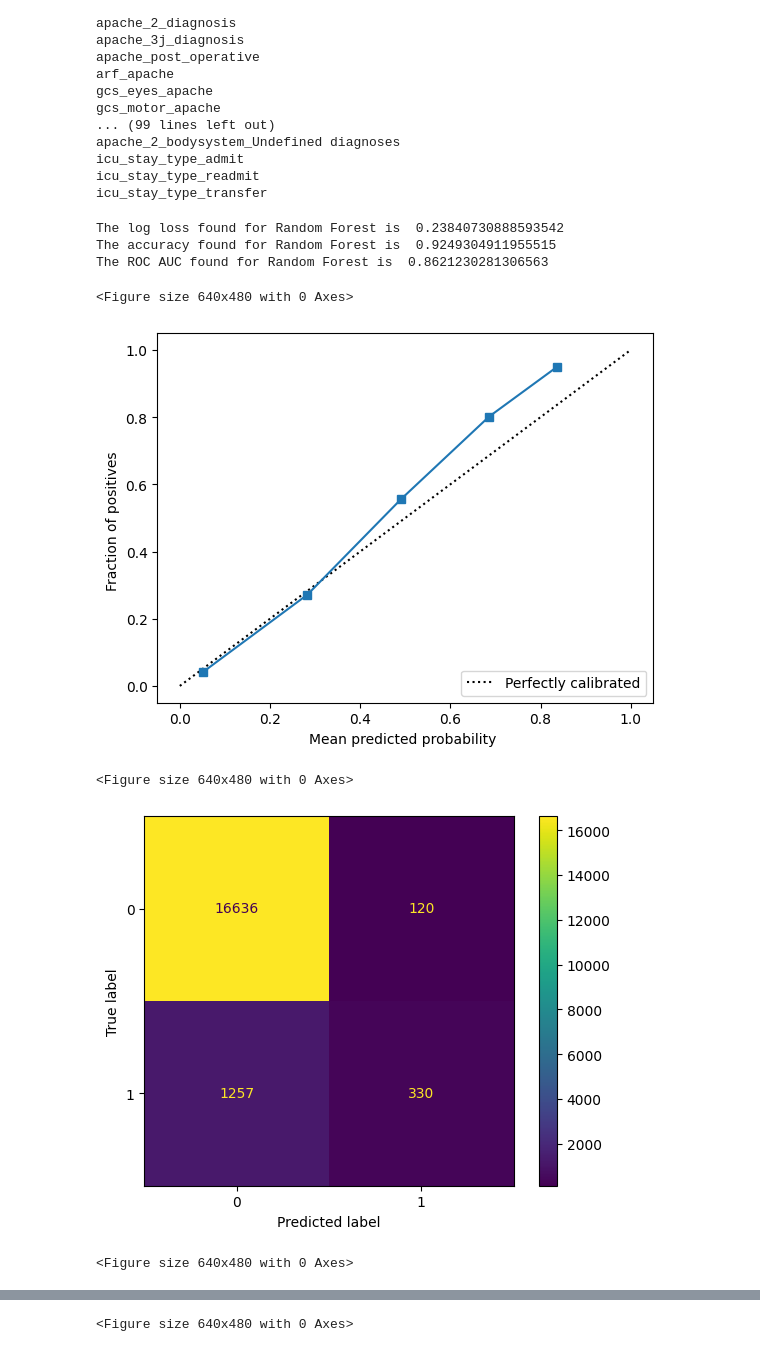
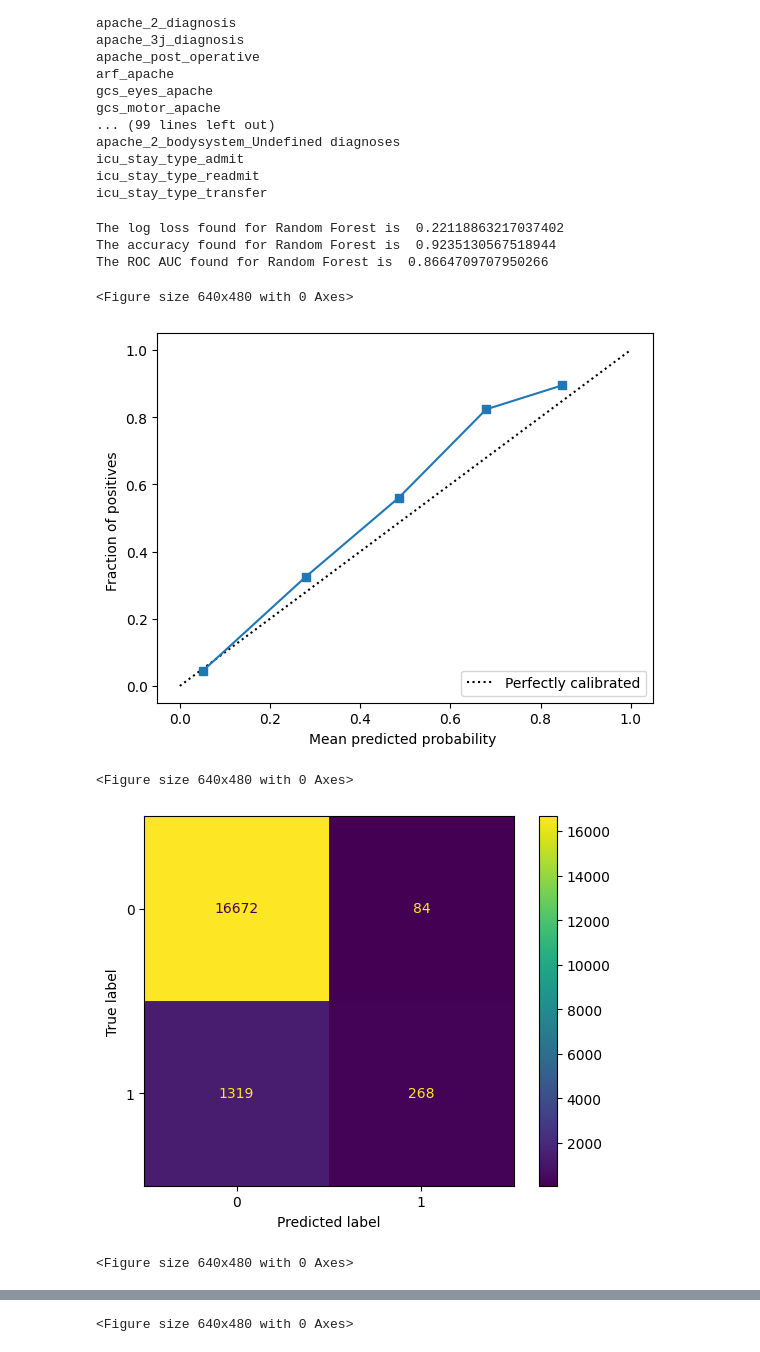
Before and after one commit to pauljhan01/DSP-Final-Project, a Jupyter notebook: FinalProject.ipynb, the cells around one changed output, grey strips where cells are left out. Cells and saved outputs as stored; diff of their text form; code cells hidden in the pictures.

Commit message:
optimal randomforest

```diff
--- a/FinalProject.ipynb
+++ b/FinalProject.ipynb
@@ -427,17 +430,17 @@ icu_stay_type_transfer
 # %%
 from sklearn.ensemble import RandomForestClassifier
 
-rf = RandomForestClassifier(random_state=42)
-rf.fit(X_trains, y_trains)
+rf = RandomForestClassifier(random_state=42,class_weight='balanced',n_estimators=100, criterion='entropy',max_features='sqrt',min_samples_split=3)
+rf.fit(X_train, y_train)
 
-rf_probs = rf.predict_proba(X_tests)
-evaluate(rf_probs[:,1], y_tests, "Random Forest")
+rf_probs = rf.predict_proba(X_test)
+evaluate(rf_probs[:,1], y_test, "Random Forest")
 # %% [output]
-The log loss found for Random Forest is  0.23840730888593542
-The accuracy found for Random Forest is  0.9249304911955515
-The ROC AUC found for Random Forest is  0.8621230281306563
+The log loss found for Random Forest is  0.22118863217037402
+The accuracy found for Random Forest is  0.9235130567518944
+The ROC AUC found for Random Forest is  0.8664709707950266
 <Figure size 640x480 with 0 Axes>
-[figure, old version]
+[figure, new version]
 <Figure size 640x480 with 0 Axes>
 [figure]
 <Figure size 640x480 with 0 Axes>
```
Also changed, not shown: parts of 4 cells of this notebook.
